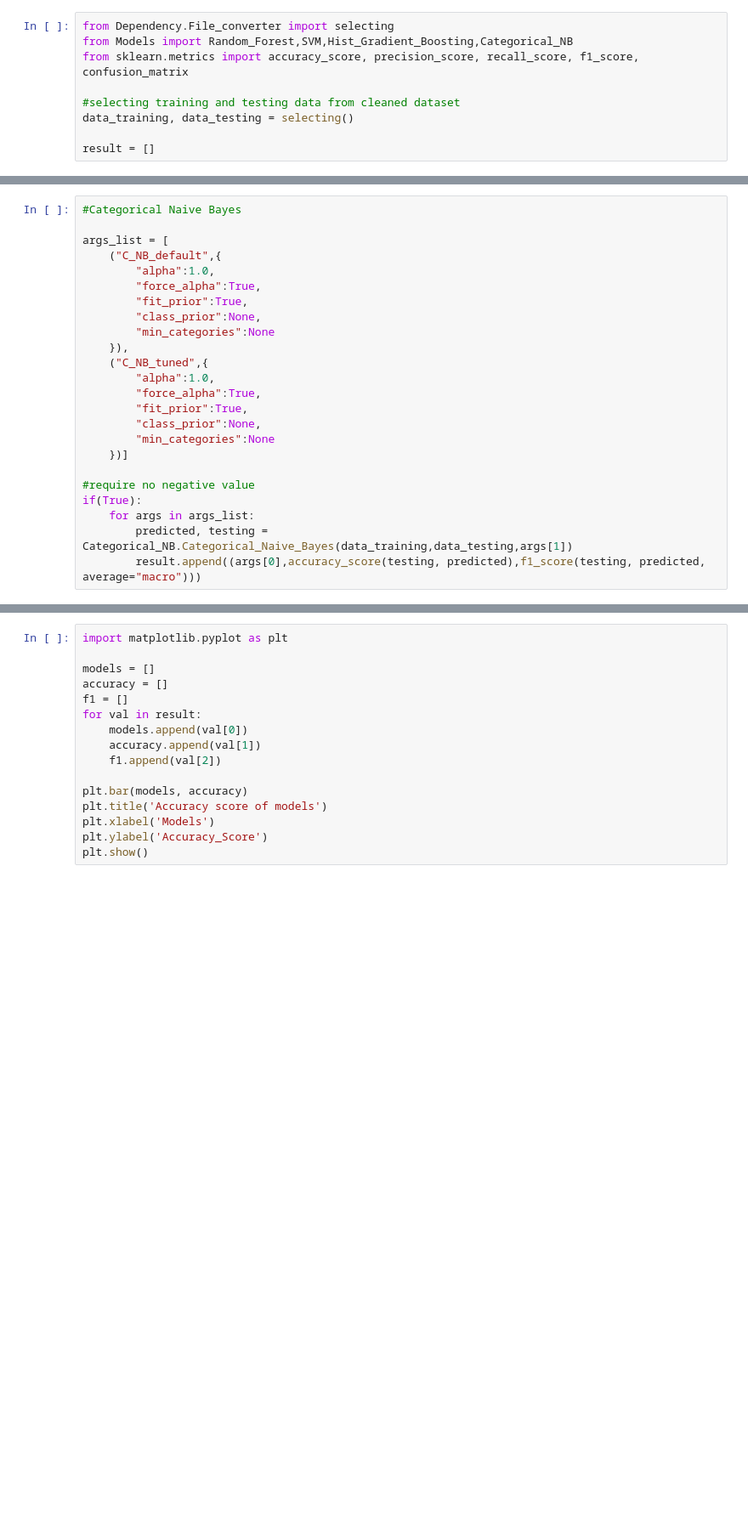
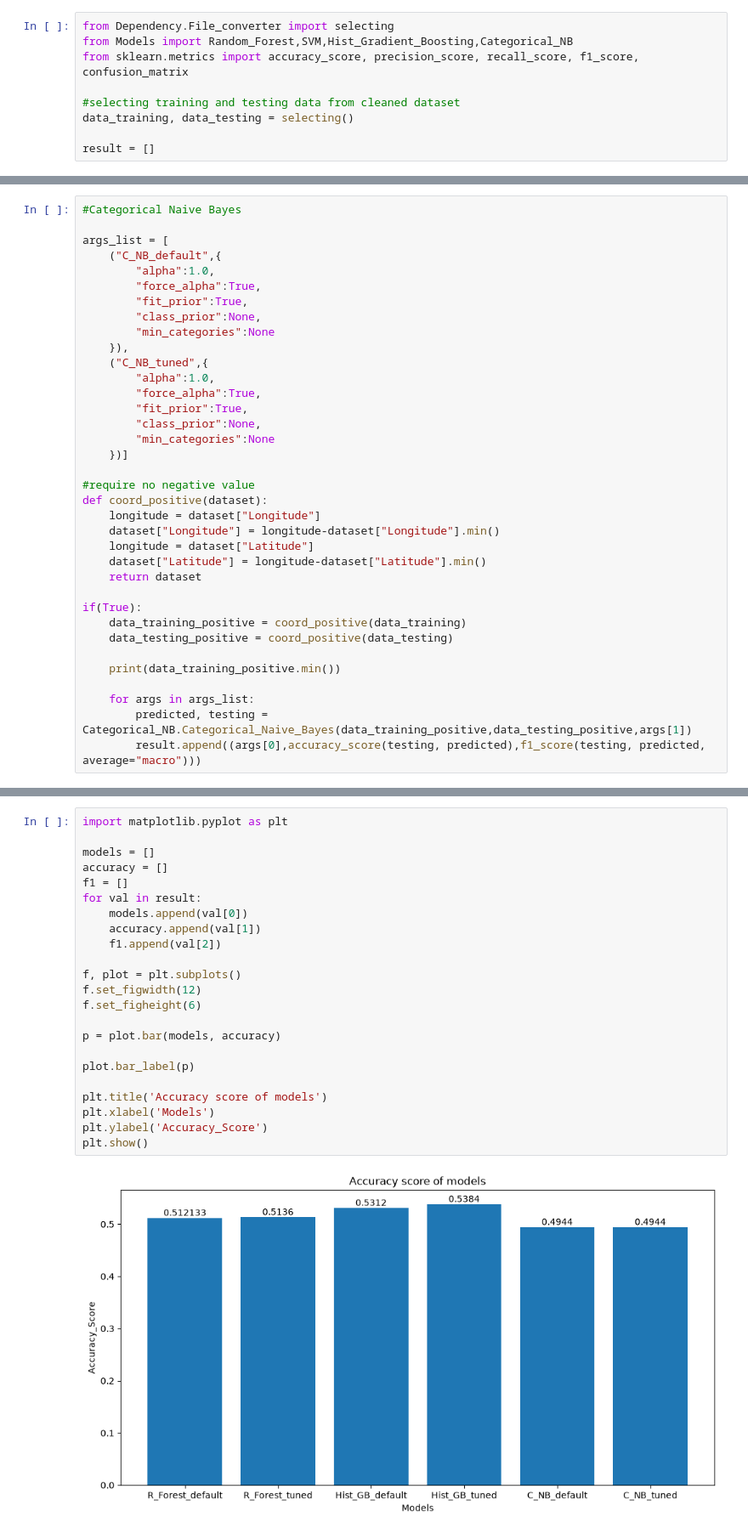
Before and after one commit to Helytre/Intro_AI_MT-MG, a Jupyter notebook: main.ipynb, the cells around one changed output, grey strips where cells are left out. Shown at 85% size. Cells and saved outputs as stored; diff of their text form; blank space fills up the shorter version.

Commit message:
upgrading cleaning and 3 out of 4 model working as intended

```diff
--- a/main.ipynb
+++ b/main.ipynb
@@ -176,7 +176,19 @@ args_list = [
     })]
 
 #require no negative value
+def coord_positive(dataset):
+    longitude = dataset["Longitude"]
+    dataset["Longitude"] = longitude-dataset["Longitude"].min()
+    longitude = dataset["Latitude"]
+    dataset["Latitude"] = longitude-dataset["Latitude"].min()
+    return dataset
+
 if(True):
+    data_training_positive = coord_positive(data_training)
+    data_testing_positive = coord_positive(data_testing)
+
+    print(data_training_positive.min())
+
     for args in args_list:
-        predicted, testing = Categorical_NB.Categorical_Naive_Bayes(data_training,data_testing,args[1])
+        predicted, testing = Categorical_NB.Categorical_Naive_Bayes(data_training_positive,data_testing_positive,args[1])
         result.append((args[0],accuracy_score(testing, predicted),f1_score(testing, predicted, average="macro")))
@@ -183,17 +213,26 @@ if(True):
 # %%
 import matplotlib.pyplot as plt
 
 models = []
 accuracy = []
 f1 = []
 for val in result:
     models.append(val[0])
     accuracy.append(val[1])
     f1.append(val[2])
 
-plt.bar(models, accuracy)
+f, plot = plt.subplots()
+f.set_figwidth(12)
+f.set_figheight(6)
+
+p = plot.bar(models, accuracy)
+
+plot.bar_label(p)
+
 plt.title('Accuracy score of models')
 plt.xlabel('Models')
 plt.ylabel('Accuracy_Score')
 plt.show()
+# %% [output]
+[figure, added]
 # %%
```
Also changed, not shown: parts of 2 cells of this notebook, 2 other files.
